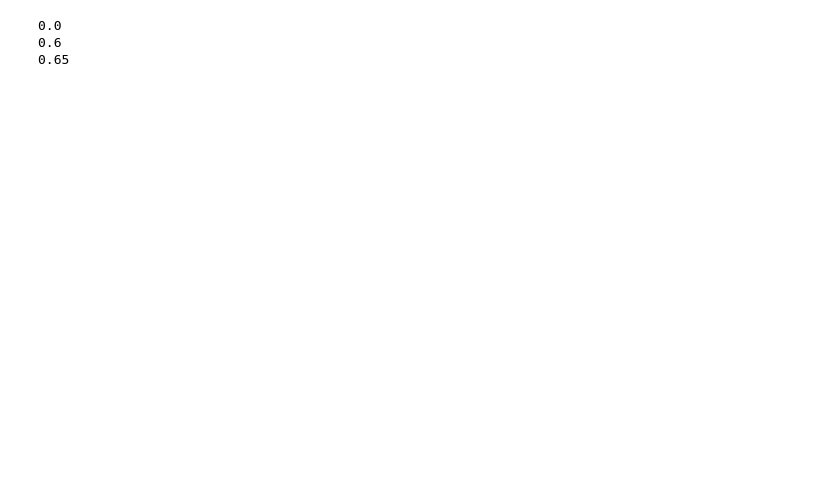
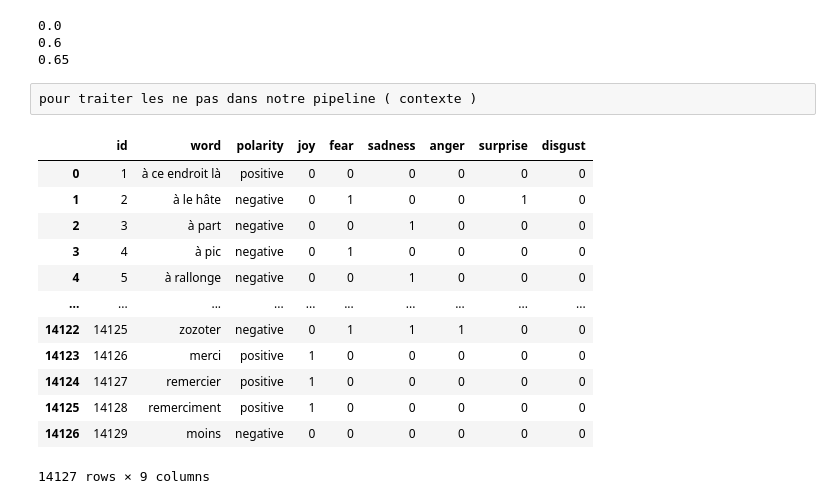
Before and after one commit to zaina34/Analyse_d_opinion, a Jupyter notebook: Codes/Pipeline_fouille_opinion_et_analyse_sentiment.ipynb, the cells around one changed output. Cells and saved outputs as stored; diff of their text form; code cells hidden in the pictures; blank space fills up the shorter version.

Commit message:
Amelioration du modèle
ajout de la data feel pour la labellisation des posts

```diff
--- a/Codes/Pipeline_fouille_opinion_et_analyse_sentiment.ipynb
+++ b/Codes/Pipeline_fouille_opinion_et_analyse_sentiment.ipynb
@@ -208,3 +261,5 @@ for i in news_df:
 0.0
 0.6
 0.65
+# %% [raw]
+pour traiter les ne pas dans notre pipeline ( contexte )
@@ -210,0 +272,18 @@ for i in news_df:
+# %%
+fell = pd.read_csv("C://Users//ganci//Documents//master_miashs sans TER//Analyse de données textuelles//Projet//Analyse_d_opinion//Données//FEEL.csv",sep=";")
+# %%
+fell
+# %% [output]
+|  | id | word | polarity | joy | fear | sadness | anger | surprise | disgust |
+| 0 | 1 | à ce endroit là | positive | 0 | 0 | 0 | 0 | 0 | 0 |
+| 1 | 2 | à le hâte | negative | 0 | 1 | 0 | 0 | 1 | 0 |
+| 2 | 3 | à part | negative | 0 | 0 | 1 | 0 | 0 | 0 |
+| 3 | 4 | à pic | negative | 0 | 1 | 0 | 0 | 0 | 0 |
+| 4 | 5 | à rallonge | negative | 0 | 0 | 1 | 0 | 0 | 0 |
+| ... | ... | ... | ... | ... | ... | ... | ... | ... | ... |
+| 14122 | 14125 | zozoter | negative | 0 | 1 | 1 | 1 | 0 | 0 |
+| 14123 | 14126 | merci | positive | 1 | 0 | 0 | 0 | 0 | 0 |
+| 14124 | 14127 | remercier | positive | 1 | 0 | 0 | 0 | 0 | 0 |
+| 14125 | 14128 | remerciment | positive | 1 | 0 | 0 | 0 | 0 | 0 |
+| 14126 | 14129 | moins | negative | 0 | 0 | 0 | 0 | 0 | 0 |
+14127 rows × 9 columns
```
Also changed, not shown: parts of 19 cells of this notebook, 7 other files.
